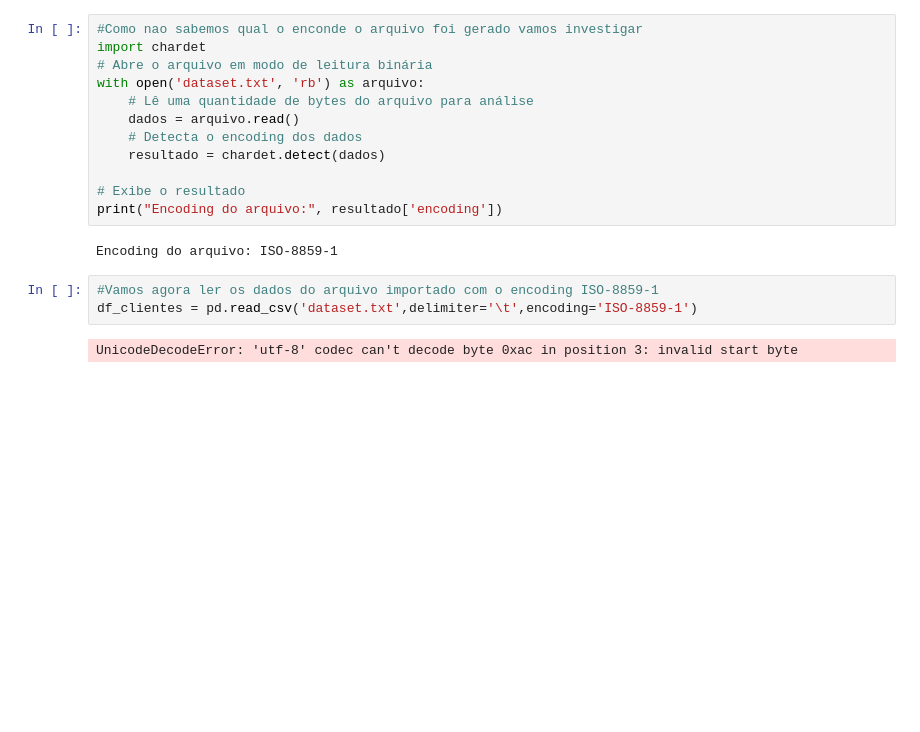
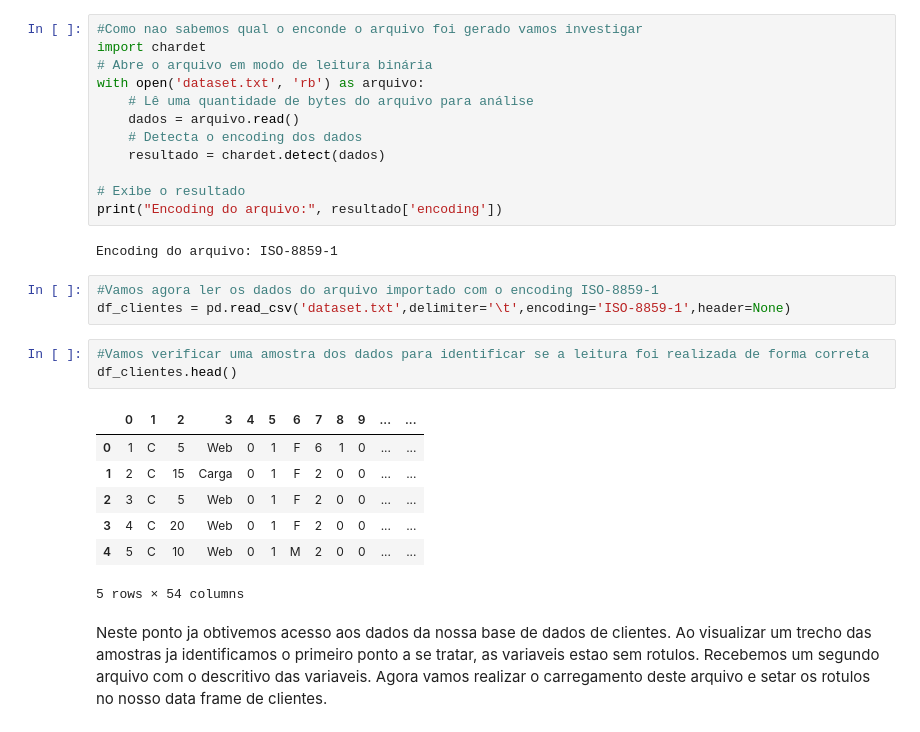
Before and after one commit to RodrigodeFeo/8DTS, a Jupyter notebook: FE_Trabalho_Integrado_RM351578.ipynb, the cells around one changed output. Saved outputs shown, nothing was run; the diff lists cells and outputs as text; blank space fills up the shorter version.

```diff
--- a/FE_Trabalho_Integrado_RM351578.ipynb
+++ b/FE_Trabalho_Integrado_RM351578.ipynb
@@ -40,6 +40,18 @@ print("Encoding do arquivo:", resultado['encoding'])
 Encoding do arquivo: ISO-8859-1
 # %%
 #Vamos agora ler os dados do arquivo importado com o encoding ISO-8859-1
-df_clientes = pd.read_csv('dataset.txt',delimiter='\t',encoding='ISO-8859-1')
+df_clientes = pd.read_csv('dataset.txt',delimiter='\t',encoding='ISO-8859-1',header=None)
-# %% [output]
-UnicodeDecodeError: 'utf-8' codec can't decode byte 0xac in position 3: invalid start byte
+# %%
+#Vamos verificar uma amostra dos dados para identificar se a leitura foi realizada de forma correta
+df_clientes.head()
+# %% [output]
+|  | 0 | 1 | 2 | 3 | 4 | 5 | 6 | 7 | 8 | 9 | ... | ... |
+| 0 | 1 | C | 5 | Web | 0 | 1 | F | 6 | 1 | 0 | ... | ... |
+| 1 | 2 | C | 15 | Carga | 0 | 1 | F | 2 | 0 | 0 | ... | ... |
+| 2 | 3 | C | 5 | Web | 0 | 1 | F | 2 | 0 | 0 | ... | ... |
+| 3 | 4 | C | 20 | Web | 0 | 1 | F | 2 | 0 | 0 | ... | ... |
+| 4 | 5 | C | 10 | Web | 0 | 1 | M | 2 | 0 | 0 | ... | ... |
+5 rows × 54 columns
+# %% [markdown]
+Neste ponto ja obtivemos acesso aos dados da nossa base de dados de clientes.
+Ao visualizar um trecho das amostras ja identificamos o primeiro ponto a se tratar, as variaveis estao sem rotulos. Recebemos um segundo arquivo com o descritivo das variaveis. Agora vamos realizar o carregamento deste arquivo e setar os rotulos no nosso data frame de clientes.
```
Also changed, not shown: parts of 8 cells of this notebook.
